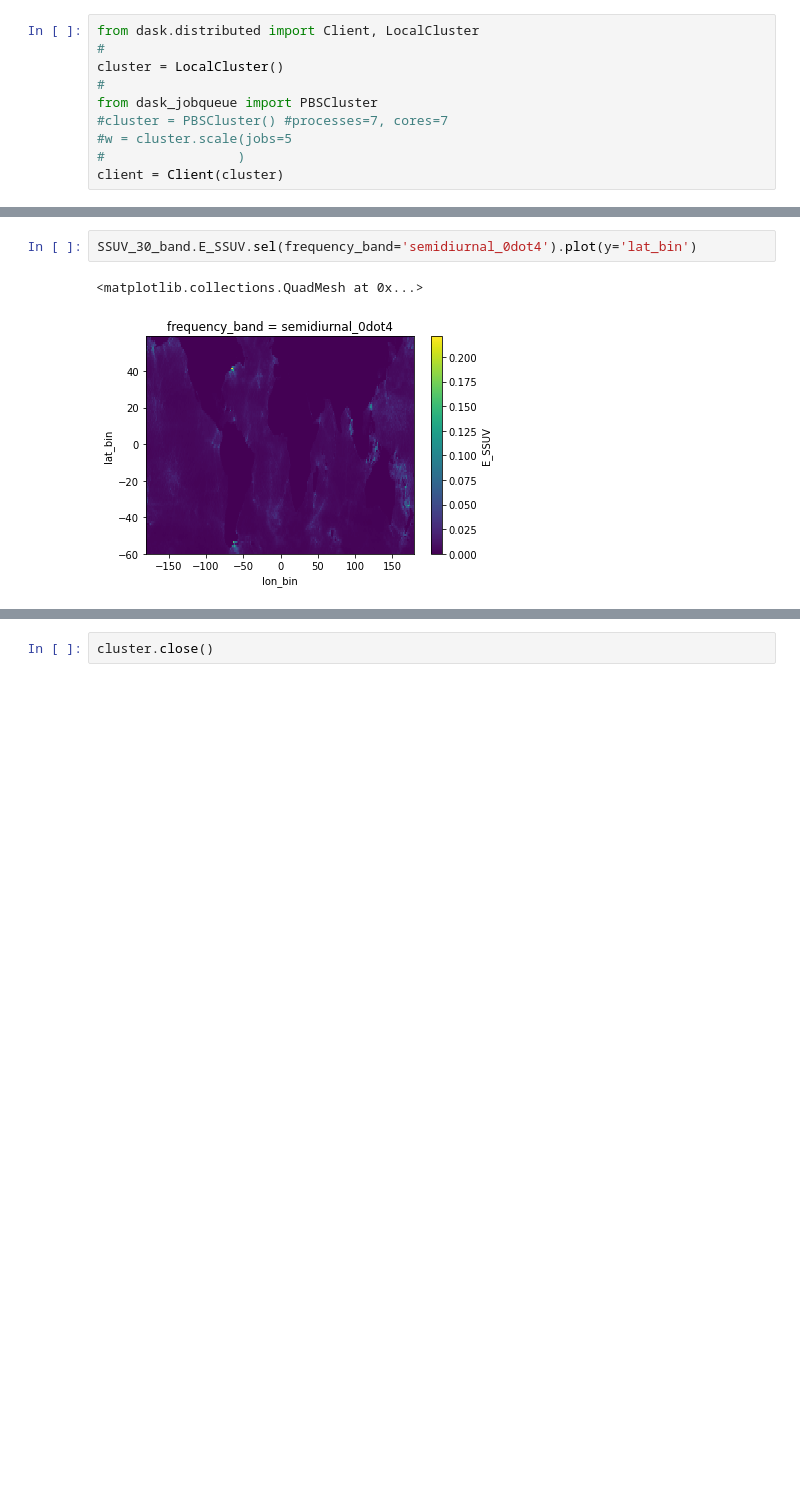
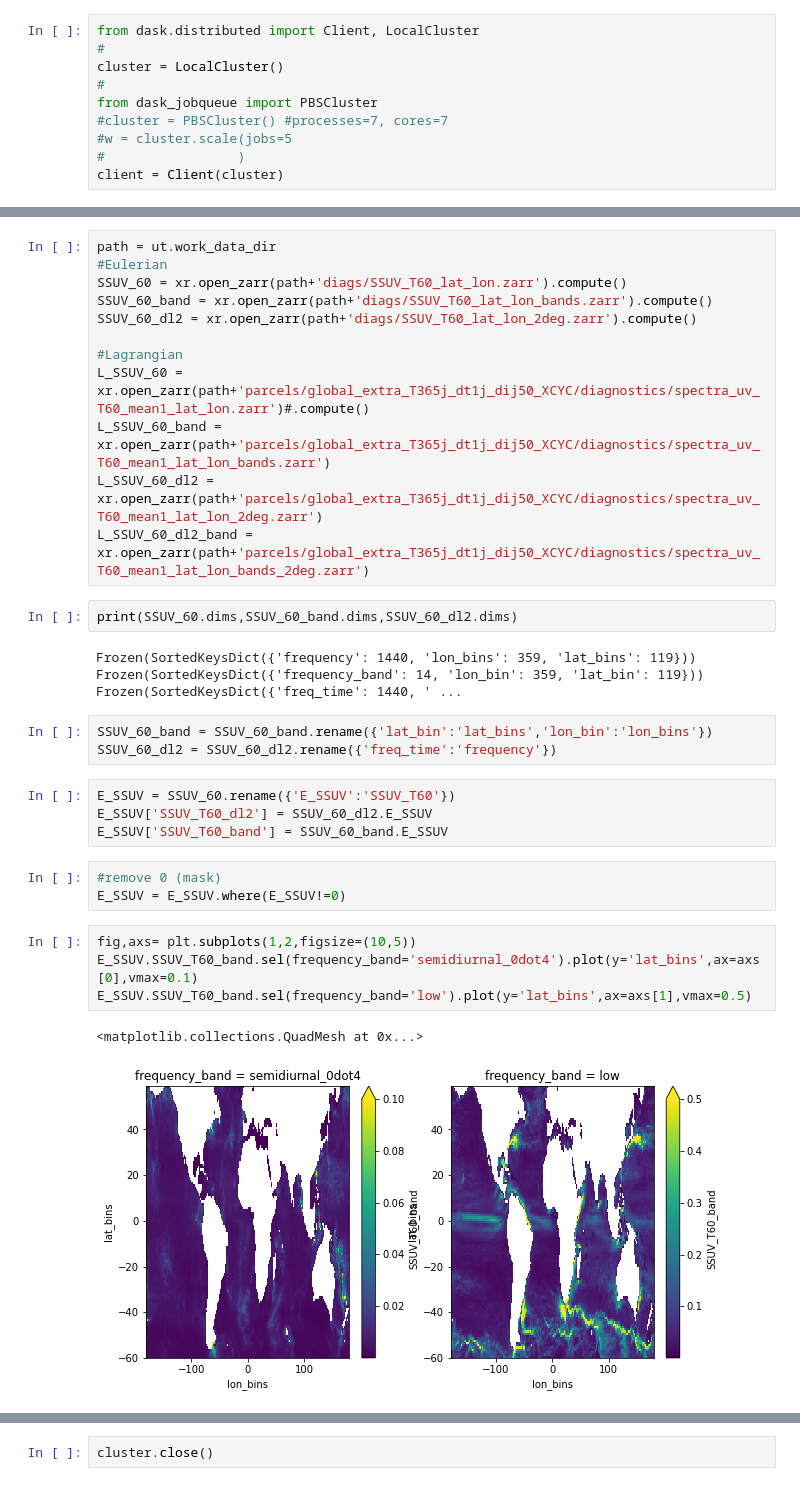
Before and after one commit to zcasparco/equinox_phd, a Jupyter notebook: llc4320/binned_SSUV_spectra.ipynb, the cells around one changed output, grey strips where cells are left out. Cells and saved outputs as stored; diff of their text form; blank space fills up the shorter version.

Commit message:
store binned rotary spectra

```diff
--- a/llc4320/binned_SSUV_spectra.ipynb
+++ b/llc4320/binned_SSUV_spectra.ipynb
@@ -46,5 +42,33 @@ SSUV_30_band = xr.open_zarr(path+'diags/SSUV_T30_lat_lon_bands.zarr')
+# %%
+path = ut.work_data_dir
+#Eulerian
+SSUV_60 = xr.open_zarr(path+'diags/SSUV_T60_lat_lon.zarr').compute()
+SSUV_60_band = xr.open_zarr(path+'diags/SSUV_T60_lat_lon_bands.zarr').compute()
+SSUV_60_dl2 = xr.open_zarr(path+'diags/SSUV_T60_lat_lon_2deg.zarr').compute()
+
+#Lagrangian
+L_SSUV_60 = xr.open_zarr(path+'parcels/global_extra_T365j_dt1j_dij50_XCYC/diagnostics/spectra_uv_T60_mean1_lat_lon.zarr')#.compute()
+L_SSUV_60_band = xr.open_zarr(path+'parcels/global_extra_T365j_dt1j_dij50_XCYC/diagnostics/spectra_uv_T60_mean1_lat_lon_bands.zarr')
+L_SSUV_60_dl2 = xr.open_zarr(path+'parcels/global_extra_T365j_dt1j_dij50_XCYC/diagnostics/spectra_uv_T60_mean1_lat_lon_2deg.zarr')
+L_SSUV_60_dl2_band = xr.open_zarr(path+'parcels/global_extra_T365j_dt1j_dij50_XCYC/diagnostics/spectra_uv_T60_mean1_lat_lon_bands_2deg.zarr')
+# %%
+print(SSUV_60.dims,SSUV_60_band.dims,SSUV_60_dl2.dims)
+# %% [output]
+Frozen(SortedKeysDict({'frequency': 1440, 'lon_bins': 359, 'lat_bins': 119})) Frozen(SortedKeysDict({'frequency_band': 14, 'lon_bin': 359, 'lat_bin': 119})) Frozen(SortedKeysDict({'freq_time': 1440, ' ...
+# %%
+SSUV_60_band = SSUV_60_band.rename({'lat_bin':'lat_bins','lon_bin':'lon_bins'})
+SSUV_60_dl2 = SSUV_60_dl2.rename({'freq_time':'frequency'})
+# %%
+E_SSUV = SSUV_60.rename({'E_SSUV':'SSUV_T60'})
+E_SSUV['SSUV_T60_dl2'] = SSUV_60_dl2.E_SSUV
+E_SSUV['SSUV_T60_band'] = SSUV_60_band.E_SSUV
+# %%
+#remove 0 (mask)
+E_SSUV = E_SSUV.where(E_SSUV!=0)
 # %%
-SSUV_30_band.E_SSUV.sel(frequency_band='semidiurnal_0dot4').plot(y='lat_bin')
+fig,axs= plt.subplots(1,2,figsize=(10,5))
+E_SSUV.SSUV_T60_band.sel(frequency_band='semidiurnal_0dot4').plot(y='lat_bins',ax=axs[0],vmax=0.1)
+E_SSUV.SSUV_T60_band.sel(frequency_band='low').plot(y='lat_bins',ax=axs[1],vmax=0.5)
 # %% [output]
 <matplotlib.collections.QuadMesh at 0x...>
-[figure, old version]
+[figure, new version]
```
Also changed, not shown: parts of 16 cells of this notebook, 1 other file.
